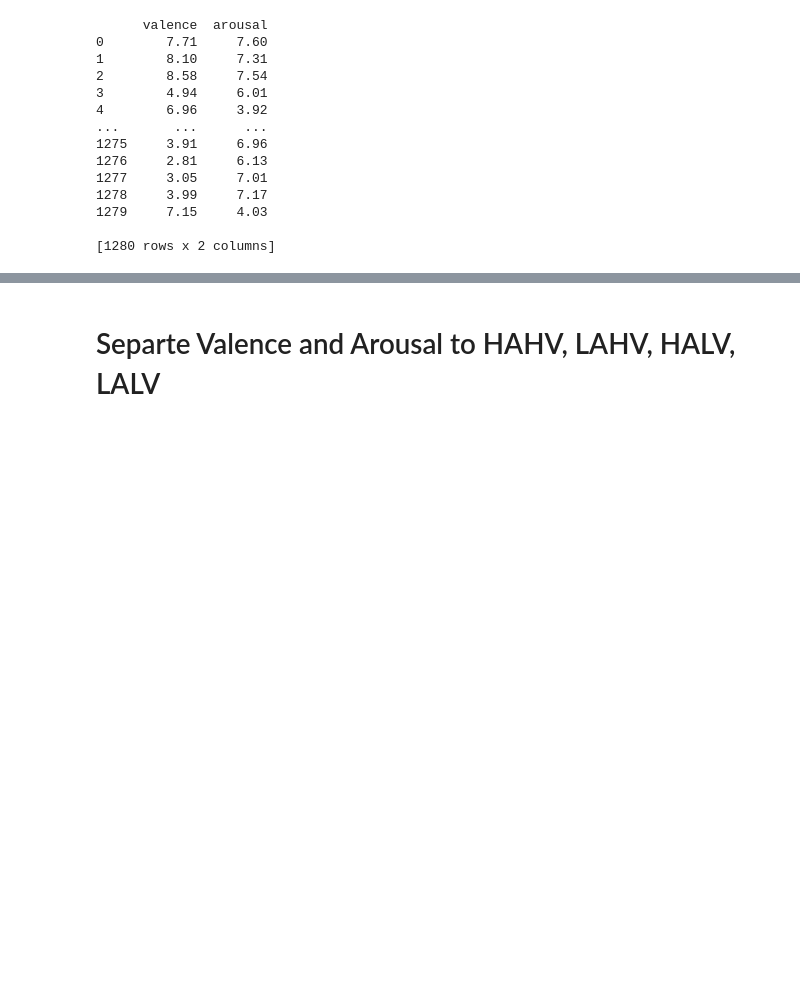
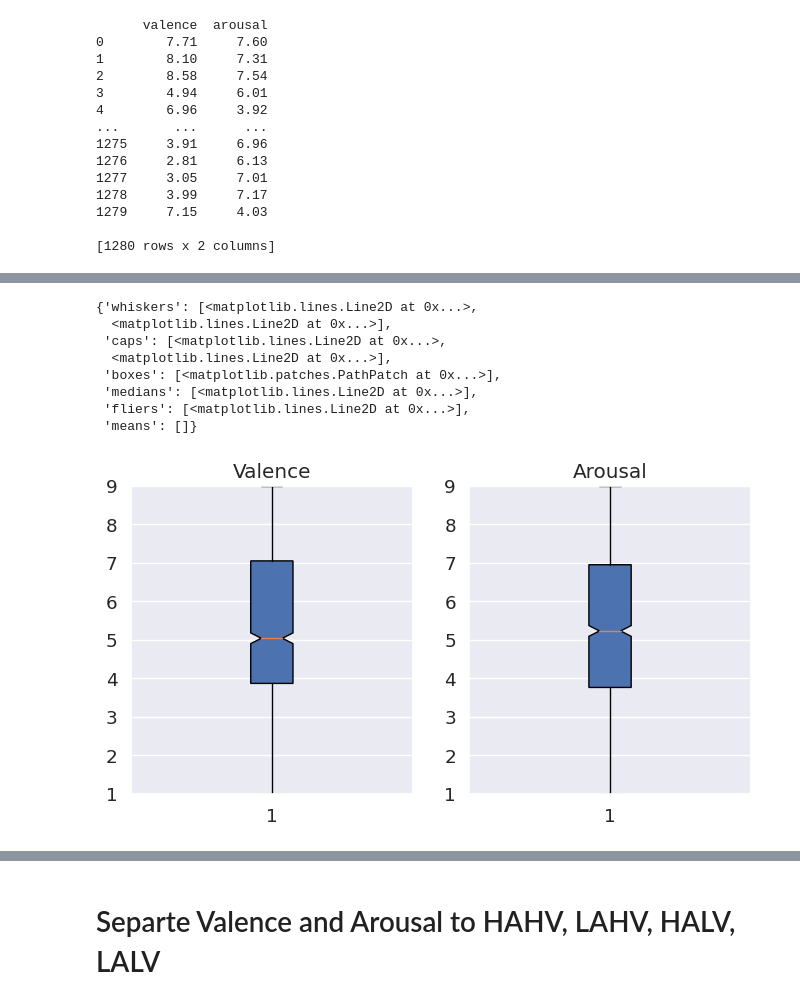
Before and after one commit to Ashwin81456/emotion-classification-using-eeg-signals, a Jupyter notebook: rabin2.ipynb, the cells around one changed output, grey strips where cells are left out. Cells and saved outputs as stored; diff of their text form; code cells hidden in the pictures; blank space fills up the shorter version.

```diff
--- a/rabin2.ipynb
+++ b/rabin2.ipynb
@@ -59,7 +59,7 @@ labels = []
 data = []
 drive.mount('/content/drive')
 for i in files:
-  filename = "/content/drive/My Drive/major-project/major-project-dataset/" + i
+  filename = "/content/drive/My Drive/MajorProject/Dataset/" + i
   trial = read_data(filename)
   labels.append(trial['labels'])
   data.append(trial['data'])
@@ -162,3 +162,8 @@ print(df_labels)
 1279     7.15     4.03
 
 [1280 rows x 2 columns]
+# %%
+# Dataset with only Valence column
+df_val =labelsDf[0]
+# Dataset with only Arousal column
+df_aro = labelsDf[1]
@@ -164,0 +194,23 @@ print(df_labels)
+# %%
+import matplotlib.pyplot as plt
+fig, axs = plt.subplots(1, 2, figsize=(8,4))
+
+
+axs[0].set_title("Valence")
+axs[0].set_ylim(1, 9)
+axs[0].boxplot(df_val,patch_artist = True,
+                notch ='True')
+axs[1].set_title("Arousal")
+axs[1].set_ylim(1, 9)
+axs[1].boxplot(df_aro,patch_artist = True,
+                notch ='True')
+# %% [output]
+{'whiskers': [<matplotlib.lines.Line2D at 0x...>,
+  <matplotlib.lines.Line2D at 0x...>],
+ 'caps': [<matplotlib.lines.Line2D at 0x...>,
+  <matplotlib.lines.Line2D at 0x...>],
+ 'boxes': [<matplotlib.patches.PathPatch at 0x...>],
+ 'medians': [<matplotlib.lines.Line2D at 0x...>],
+ 'fliers': [<matplotlib.lines.Line2D at 0x...>],
+ 'means': []}
+[figure, added]
```
Also changed, not shown: parts of 26 cells of this notebook.
